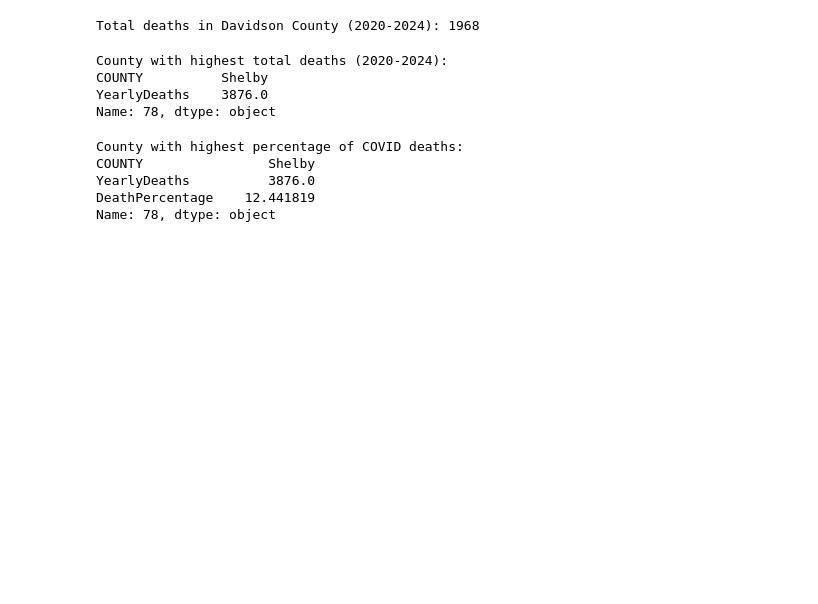
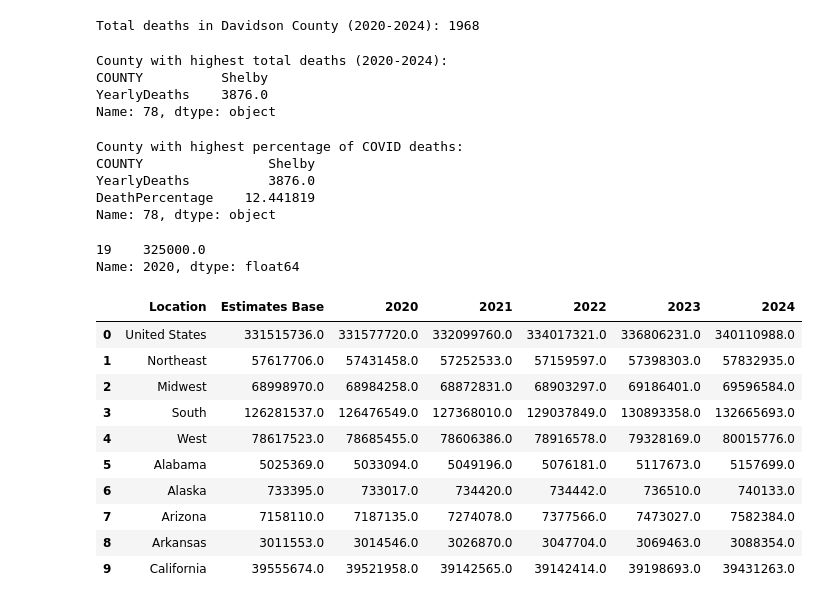
Before and after one commit to mbainbridge950/tennessee_population_after_covid, a Jupyter notebook: notebooks/tn_population.ipynb, the cells around one changed output. Cells and saved outputs as stored; diff of their text form; code cells hidden in the pictures; blank space fills up the shorter version.

```diff
--- a/notebooks/tn_population.ipynb
+++ b/notebooks/tn_population.ipynb
@@ -756,3 +735,22 @@ COUNTY                Shelby
 YearlyDeaths          3876.0
 DeathPercentage    12.441819
 Name: 78, dtype: object
+# %%
+home_sales_2012_2023_price.loc[home_sales_2012_2023_price['Location'] == 'Davidson', '2020']
+# %% [output]
+19    325000.0
+Name: 2020, dtype: float64
+# %%
+national_pop.head(10)
+# %% [output]
+|  | Location | Estimates Base | 2020 | 2021 | 2022 | 2023 | 2024 |
+| 0 | United States | 331515736.0 | 331577720.0 | 332099760.0 | 334017321.0 | 336806231.0 | 340110988.0 |
+| 1 | Northeast | 57617706.0 | 57431458.0 | 57252533.0 | 57159597.0 | 57398303.0 | 57832935.0 |
+| 2 | Midwest | 68998970.0 | 68984258.0 | 68872831.0 | 68903297.0 | 69186401.0 | 69596584.0 |
+| 3 | South | 126281537.0 | 126476549.0 | 127368010.0 | 129037849.0 | 130893358.0 | 132665693.0 |
+| 4 | West | 78617523.0 | 78685455.0 | 78606386.0 | 78916578.0 | 79328169.0 | 80015776.0 |
+| 5 | Alabama | 5025369.0 | 5033094.0 | 5049196.0 | 5076181.0 | 5117673.0 | 5157699.0 |
+| 6 | Alaska | 733395.0 | 733017.0 | 734420.0 | 734442.0 | 736510.0 | 740133.0 |
+| 7 | Arizona | 7158110.0 | 7187135.0 | 7274078.0 | 7377566.0 | 7473027.0 | 7582384.0 |
+| 8 | Arkansas | 3011553.0 | 3014546.0 | 3026870.0 | 3047704.0 | 3069463.0 | 3088354.0 |
+| 9 | California | 39555674.0 | 39521958.0 | 39142565.0 | 39142414.0 | 39198693.0 | 39431263.0 |
```
Also changed, not shown: parts of 4 cells of this notebook.
